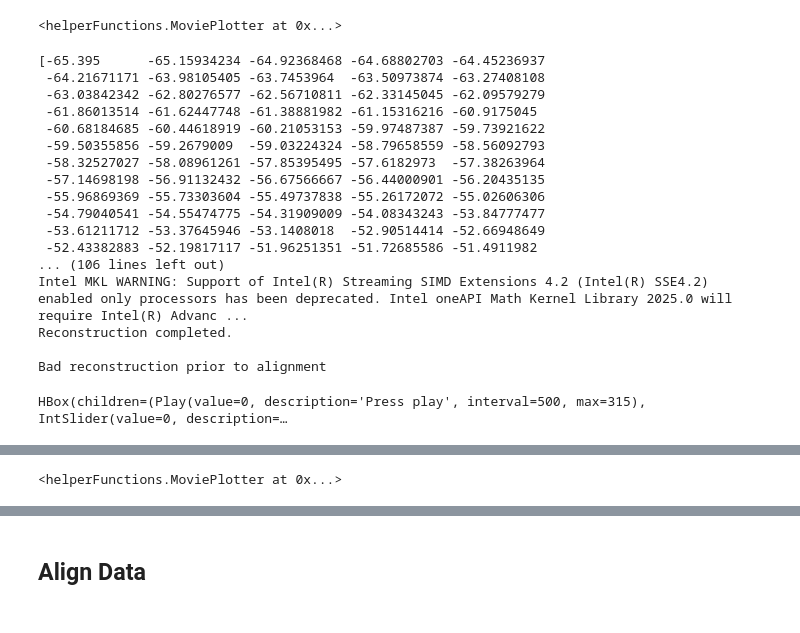
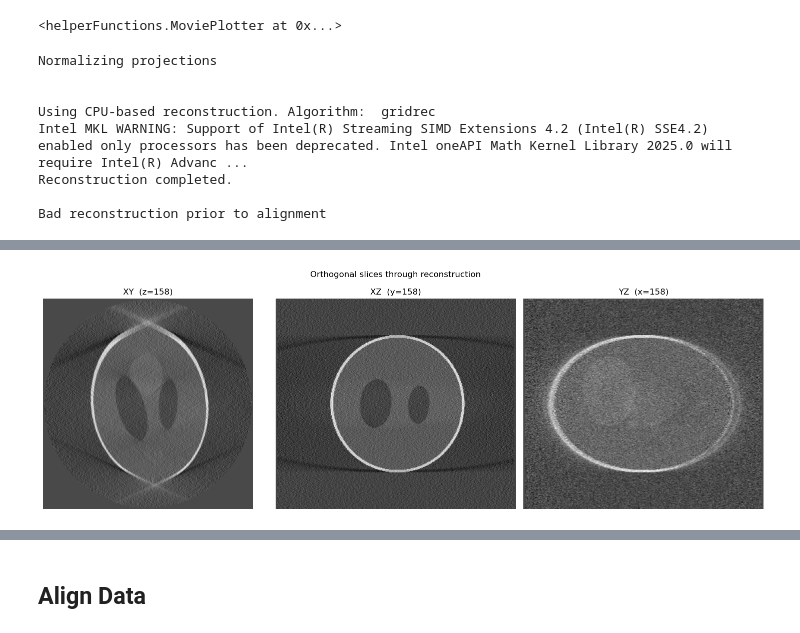
Before and after one commit to levijh1/TomoMono, a Jupyter notebook: test_taylor_alignment_methods_phanton.ipynb, the cells around one changed output, grey strips where cells are left out. Drawn from its saved outputs; the diff is of its cells as text; code cells hidden in the pictures.

```diff
--- a/test_taylor_alignment_methods_phanton.ipynb
+++ b/test_taylor_alignment_methods_phanton.ipynb
@@ -45,7 +45,6 @@ HBox(children=(Play(value=0, description='Press play', interval=500, max=555), I
 # %%
 #Shift angles to be centered around 0
 angles = angles - np.mean(angles)
-print(angles * 180 / np.pi) #Print angles in degrees
 
 # Show missing wedge artifacts in reconstruction
 tomo = tomoData(projections, angles)
@@ -57,23 +56,14 @@ tomo.normalize(isPhaseData=True)
 tomo.reconstruct(algorithm='gridrec')
 print("\nBad reconstruction prior to alignment")
 badRecon = tomo.recon.copy()
-MoviePlotter(badRecon)
+# MoviePlotter(badRecon)
+tomo.displayReconOrthogonalSlices()
 # %% [output]
-[-65.395      -65.15934234 -64.92368468 -64.68802703 -64.45236937
- -64.21671171 -63.98105405 -63.7453964  -63.50973874 -63.27408108
- -63.03842342 -62.80276577 -62.56710811 -62.33145045 -62.09579279
- -61.86013514 -61.62447748 -61.38881982 -61.15316216 -60.9175045
- -60.68184685 -60.44618919 -60.21053153 -59.97487387 -59.73921622
- -59.50355856 -59.2679009  -59.03224324 -58.79658559 -58.56092793
- -58.32527027 -58.08961261 -57.85395495 -57.6182973  -57.38263964
- -57.14698198 -56.91132432 -56.67566667 -56.44000901 -56.20435135
- -55.96869369 -55.73303604 -55.49737838 -55.26172072 -55.02606306
- -54.79040541 -54.55474775 -54.31909009 -54.08343243 -53.84777477
- -53.61211712 -53.37645946 -53.1408018  -52.90514414 -52.66948649
- -52.43382883 -52.19817117 -51.96251351 -51.72685586 -51.4911982
-... (106 lines left out)
+Normalizing projections
+
+
+Using CPU-based reconstruction. Algorithm:  gridrec
 Intel MKL WARNING: Support of Intel(R) Streaming SIMD Extensions 4.2 (Intel(R) SSE4.2) enabled only processors has been deprecated. Intel oneAPI Math Kernel Library 2025.0 will require Intel(R) Advanc ...
 Reconstruction completed.
 
 Bad reconstruction prior to alignment
-HBox(children=(Play(value=0, description='Press play', interval=500, max=315), IntSlider(value=0, description=…
@@ -81 +70 @@ HBox(children=(Play(value=0, description='Press play', interval=500, max=315), I
-<helperFunctions.MoviePlotter at 0x...>
+[figure, added]
```
Also changed, not shown: parts of 6 cells of this notebook, 2 other files.
